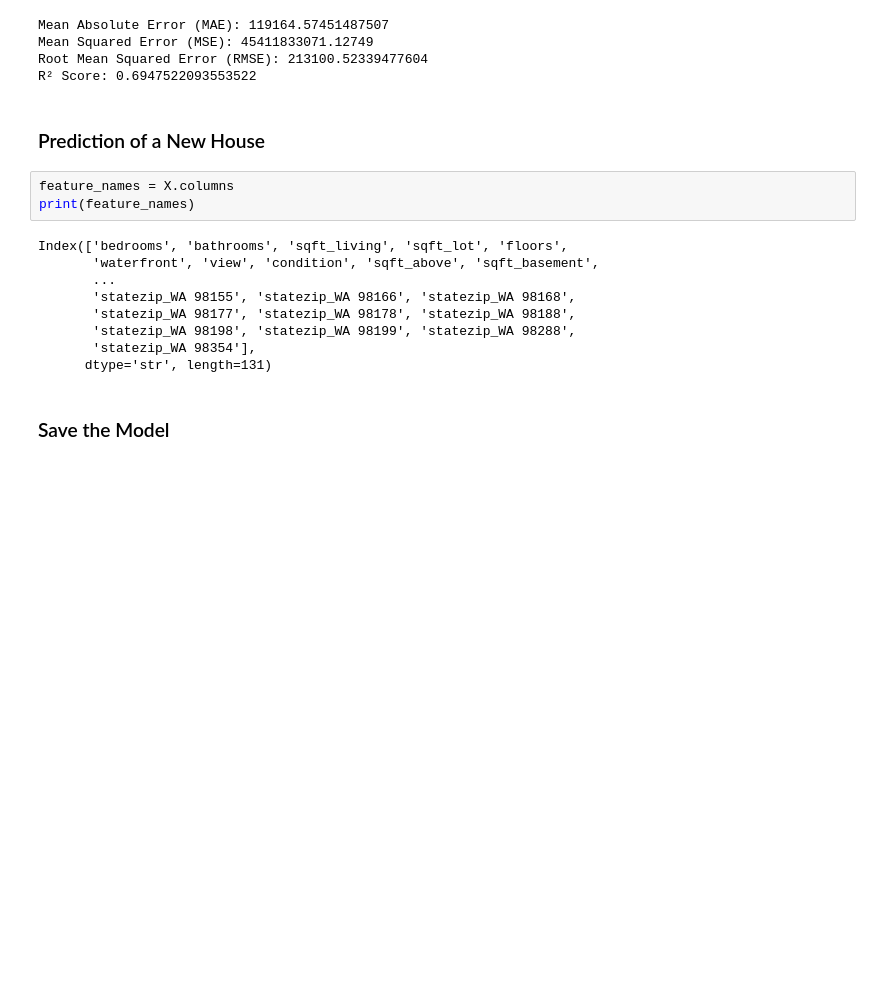
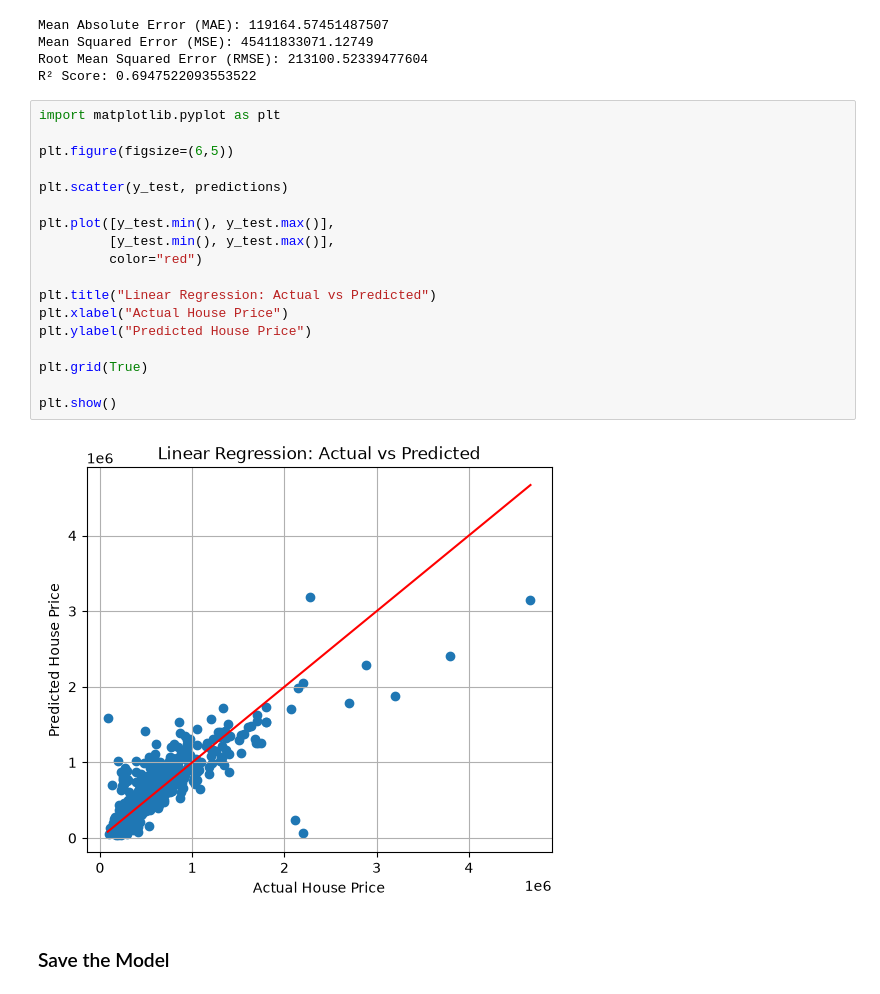
Before and after one commit to Pragna-sri02/AIML_Classes, a Jupyter notebook: house_price_prediction.ipynb, the cells around one changed output. Cells and saved outputs as stored; diff of their text form; blank space fills up the shorter version.

```diff
--- a/house_price_prediction.ipynb
+++ b/house_price_prediction.ipynb
@@ -438,20 +438,26 @@ Mean Absolute Error (MAE): 119164.57451487507
 Mean Squared Error (MSE): 45411833071.12749
 Root Mean Squared Error (RMSE): 213100.52339477604
 R² Score: 0.6947522093553522
-# %% [markdown]
-### Prediction of a New House
-# %%
-feature_names = X.columns
-print(feature_names)
-# %% [output]
-Index(['bedrooms', 'bathrooms', 'sqft_living', 'sqft_lot', 'floors',
-       'waterfront', 'view', 'condition', 'sqft_above', 'sqft_basement',
-       ...
-       'statezip_WA 98155', 'statezip_WA 98166', 'statezip_WA 98168',
-       'statezip_WA 98177', 'statezip_WA 98178', 'statezip_WA 98188',
-       'statezip_WA 98198', 'statezip_WA 98199', 'statezip_WA 98288',
-       'statezip_WA 98354'],
-      dtype='str', length=131)
+# %%
+import matplotlib.pyplot as plt
+
+plt.figure(figsize=(6,5))
+
+plt.scatter(y_test, predictions)
+
+plt.plot([y_test.min(), y_test.max()],
+         [y_test.min(), y_test.max()],
+         color="red")
+
+plt.title("Linear Regression: Actual vs Predicted")
+plt.xlabel("Actual House Price")
+plt.ylabel("Predicted House Price")
+
+plt.grid(True)
+
+plt.show()
+# %% [output]
+[figure, added]
 # %% [markdown]
 ### Save the Model
 # %%
```
Also changed, not shown: parts of 9 cells of this notebook.
